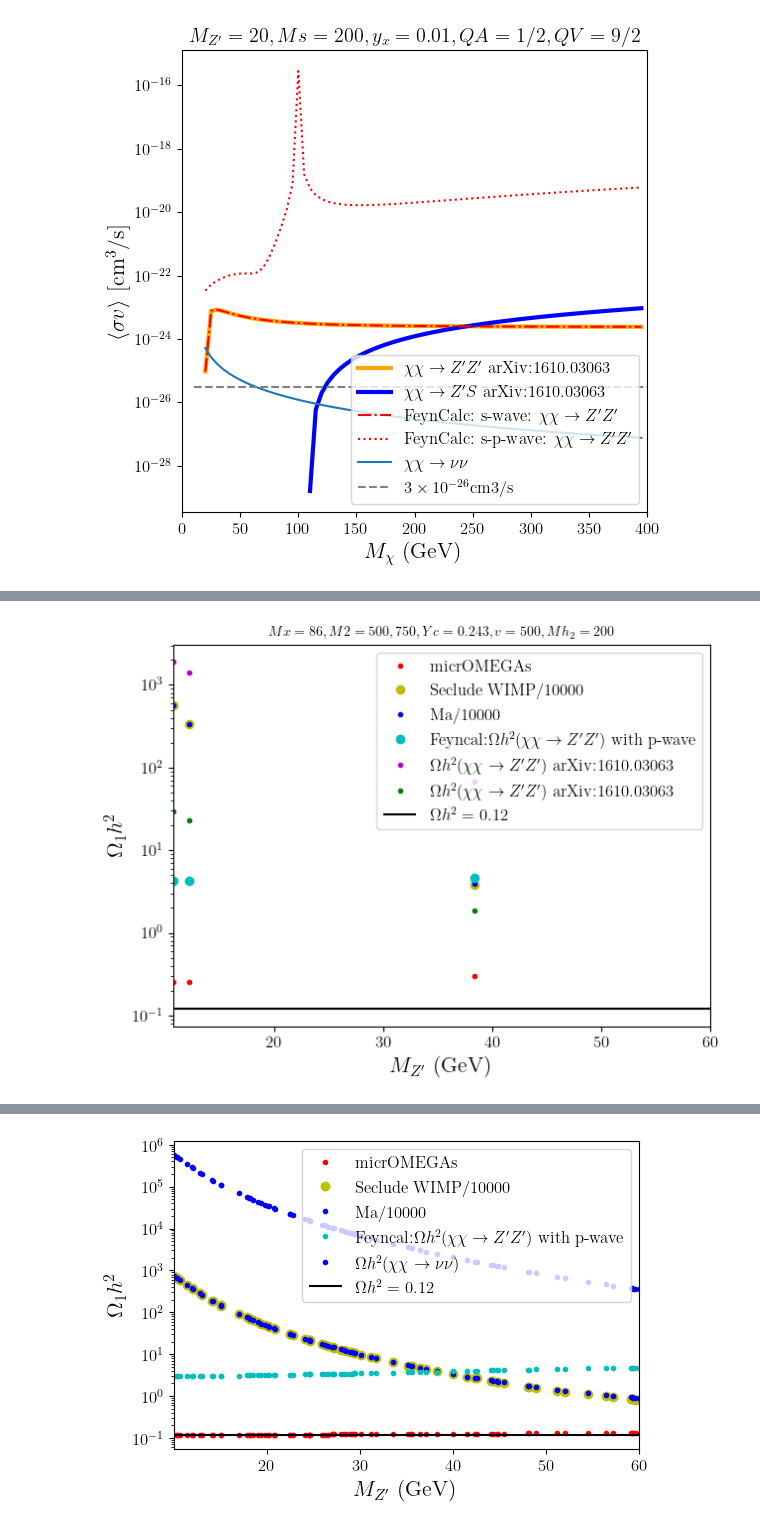
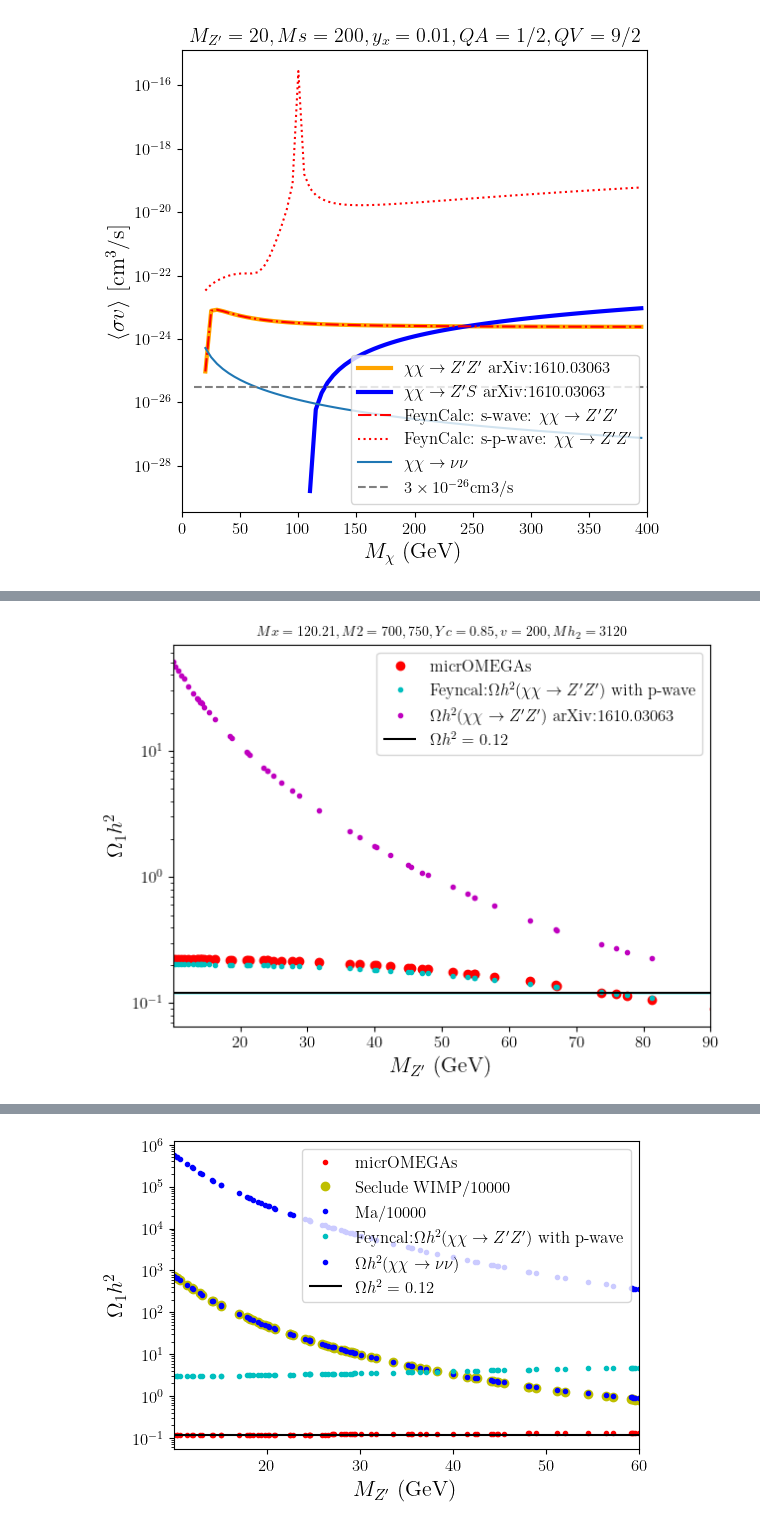
Before and after one commit to davidsuarezr/MDEO, a Jupyter notebook: Benchmark-point-DM-NO-KM-XXZpS.ipynb, the cells around one changed output, grey strips where cells are left out. Drawn from its saved outputs; the diff is of its cells as text; code cells hidden in the pictures.

```diff
--- a/Benchmark-point-DM-NO-KM-XXZpS.ipynb
+++ b/Benchmark-point-DM-NO-KM-XXZpS.ipynb
@@ -398,25 +460,28 @@ x= []
 #for i in range(0,2):
 for i in range(0,len(xd)):
 
-    Ms= min(xd.mh2)
-    xf=26 #WARNING
+    Ms= xd.mh2[0]
+    Yx=xd.Yc[0]
+    xf=22 #WARNING
+
     RD_Sec = relic_abundance(a_coefficient_Sec(xd.g1p[i],xd.r[i],xd.mChi[i]), 0, xf, xd.mChi[i])
     RD_Ma  = relic_abundance(a_coefficient_Ma(xd.g1p[i],xd.r[i],xd.mChi[i]), 0, xf, xd.mChi[i])
     RD_Fey = relic_abundance(a_coefficient_Fey(xd.g1p[i],xd.r[i],xd.mChi[i]), 1.*b_coefficient_Fey(xd.g1p[i],xd.r[i],xd.mChi[i],Ms), xf, xd.mChi[i])
     RD_vv  = relic_abundance(a_coefficient_vv(xd.g1p[i],xd.r[i],xd.mChi[i]), b_coefficient_vv(xd.g1p[i],xd.r[i],xd.mChi[i]), xf, xd.mChi[i])
     RD_ZZ  = relic_abundance(a_coefficient_ZZ(xd.g1p[i],xd.MZp[i],xd.mChi[i],1/2,9/2), 0., xf, xd.mChi[i])
-    RD_sZ  = relic_abundance(a_coefficient_sZ(xd.g1p[i],xd.MZp[i],xd.mChi[i],Ms,1/2,9/2,0.243), 0., xf, xd.mChi[i])
+    RD_sZ  = relic_abundance(a_coefficient_sZ(xd.g1p[i],xd.MZp[i],xd.mChi[i],Ms,1/2,9/2,Yx), 0., xf, xd.mChi[i])
 
     a_Fey = a_coefficient_Fey(xd.g1p[i],xd.r[i],xd.mChi[i])
     b_Fey = b_coefficient_Fey(xd.g1p[i],xd.r[i],xd.mChi[i],Ms)
     a_vv = a_coefficient_vv(xd.g1p[i],xd.r[i],xd.mChi[i])
     b_vv = a_coefficient_vv(xd.g1p[i],xd.r[i],xd.mChi[i])
+    a_sZ = a_coefficient_sZ(xd.g1p[i],xd.MZp[i],xd.mChi[i],Ms,1/2,9/2,Yx)
 
-    x.append([RD_Sec, RD_Ma, RD_Fey, RD_vv, RD_ZZ, a_Fey, b_Fey, a_vv, b_vv,RD_sZ])
+    x.append([RD_Sec, RD_Ma, RD_Fey, RD_vv, RD_ZZ,RD_sZ, a_Fey, b_Fey, a_vv, b_vv,a_sZ])
 
 x=np.asarray(x)
 
-rd=pd.DataFrame(x,columns=['RD_Sec','RD_Ma','RD_Fey','RD_vv','RD_ZZ','a_Fey','b_Fey','a_vv','b_vv','RD_sZ'])
+rd=pd.DataFrame(x,columns=['RD_Sec','RD_Ma','RD_Fey','RD_vv','RD_ZZ','RD_sZ','a_Fey','b_Fey','a_vv','b_vv','a_sZ'])
 # %%
 rd[:3]
 # %% [output]
@@ -427,33 +492,33 @@ rd[:3]
 # %%
 plt.figure(figsize=(7,5))
 
-plt.semilogy(xd.MZp, (xd.Omega1+xd.Omega2),'r.',label='micrOMEGAs')
+plt.semilogy(xd.MZp, (xd.Omega1+xd.Omega2),'ro',label='micrOMEGAs')
 #plt.semilogy(xd.MZp, (xd.Omega1+xd.Omega2),'m-')
-plt.plot(xd.MZp, rd.RD_Sec/10000,'yo',label='Seclude WIMP/10000')
-plt.plot(xd.MZp, rd.RD_Ma/10000,'b.',label='Ma/10000')
-plt.plot(xd.MZp, rd.RD_Fey/1,'co',label=r'Feyncal:$\Omega h^2(\chi\chi\to Z^{\prime}Z^{\prime})$ with p-wave')
+#plt.plot(xd.MZp, rd.RD_Sec/10000,'yo',label='Seclude WIMP/10000')
+#plt.plot(xd.MZp, rd.RD_Ma/10000,'b.',label='Ma/10000')
+plt.plot(xd.MZp, rd.RD_Fey/1,'c.',label=r'Feyncal:$\Omega h^2(\chi\chi\to Z^{\prime}Z^{\prime})$ with p-wave')
 
 plt.plot(xd.MZp, rd.RD_ZZ,'m.',label=r'$\Omega h^2(\chi\chi\to Z^{\prime}Z^{\prime})$ arXiv:1610.03063')
 
-plt.plot(xd.MZp, rd.RD_sZ,'g.',label=r'$\Omega h^2(\chi\chi\to Z^{\prime}Z^{\prime})$ arXiv:1610.03063')
+#plt.plot(xd.MZp, rd.RD_sZ,'g.',label=r'$\Omega h^2(\chi\chi\to Z^{\prime}S)$ arXiv:1610.03063')
 
-#plt.plot(xd.MZp, rd.RD_vv,'b.',label=r'$\Omega h^2(\chi\chi\to \nu\nu)$')
+#plt.plot(xd.MZp, rd.RD_vv,'k.',label=r'$\Omega h^2(\chi\chi\to \nu\nu)$')
 
-#n=np.linspace(1e1,1.0e2,10)
-#plt.fill_between(n,Omega_min,Omega_max,facecolor='cyan',alpha=0.3,label='')
+n=np.linspace(1e1,1.0e2,10)
+plt.fill_between(n,Omega_min,Omega_max,facecolor='cyan',alpha=0.3,label='')
 
 plt.hlines(Omega,0.1,1e2, 'k',label=r'$\Omega h^2=$ 0.12')
 
 plt.xlabel(r'$M_{Z^{\prime}}$ (GeV)',size=16)
 plt.ylabel(r'$\Omega_1 h^2$',size=16)
-plt.title('$Mx=86, M2=500,750, Yc=0.243, v=500, Mh_2=200$',size=10)
+plt.title('$Mx=120.21, M2=700,750, Yc=0.85, v=200, Mh_2=3120$',size=10)
 plt.legend()
 #plt.grid()
 
 #plt.ylim(0.11,0.2)
-plt.xlim(xd.MZp.min(), 60)
+plt.xlim(xd.MZp.min(), 90)
 
 #plt.savefig('plots/benchmark4.pdf')
 plt.show()
 # %% [output]
-[figure, old version]
+[figure, new version]
```
Also changed, not shown: parts of 17 cells of this notebook, 4 other files.
